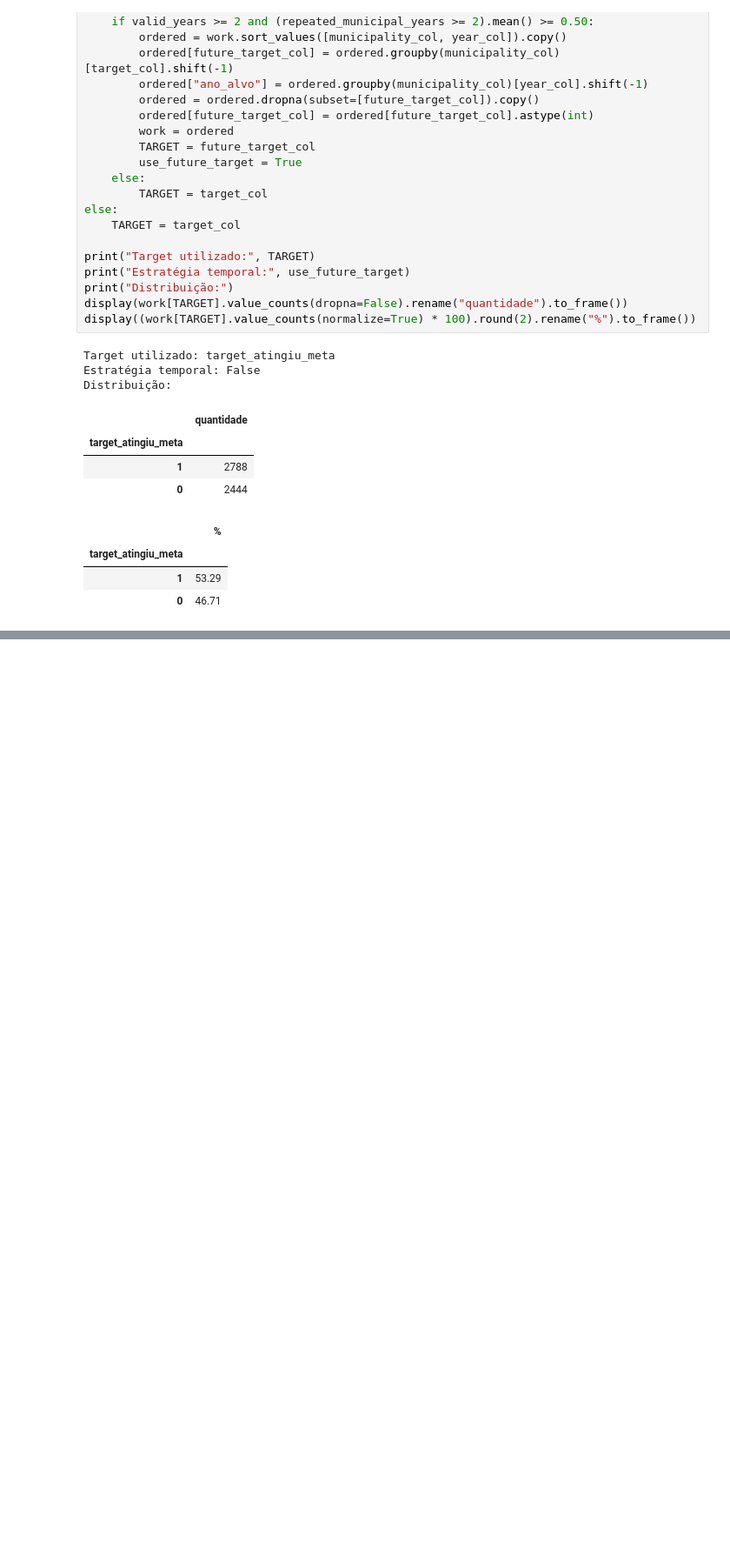
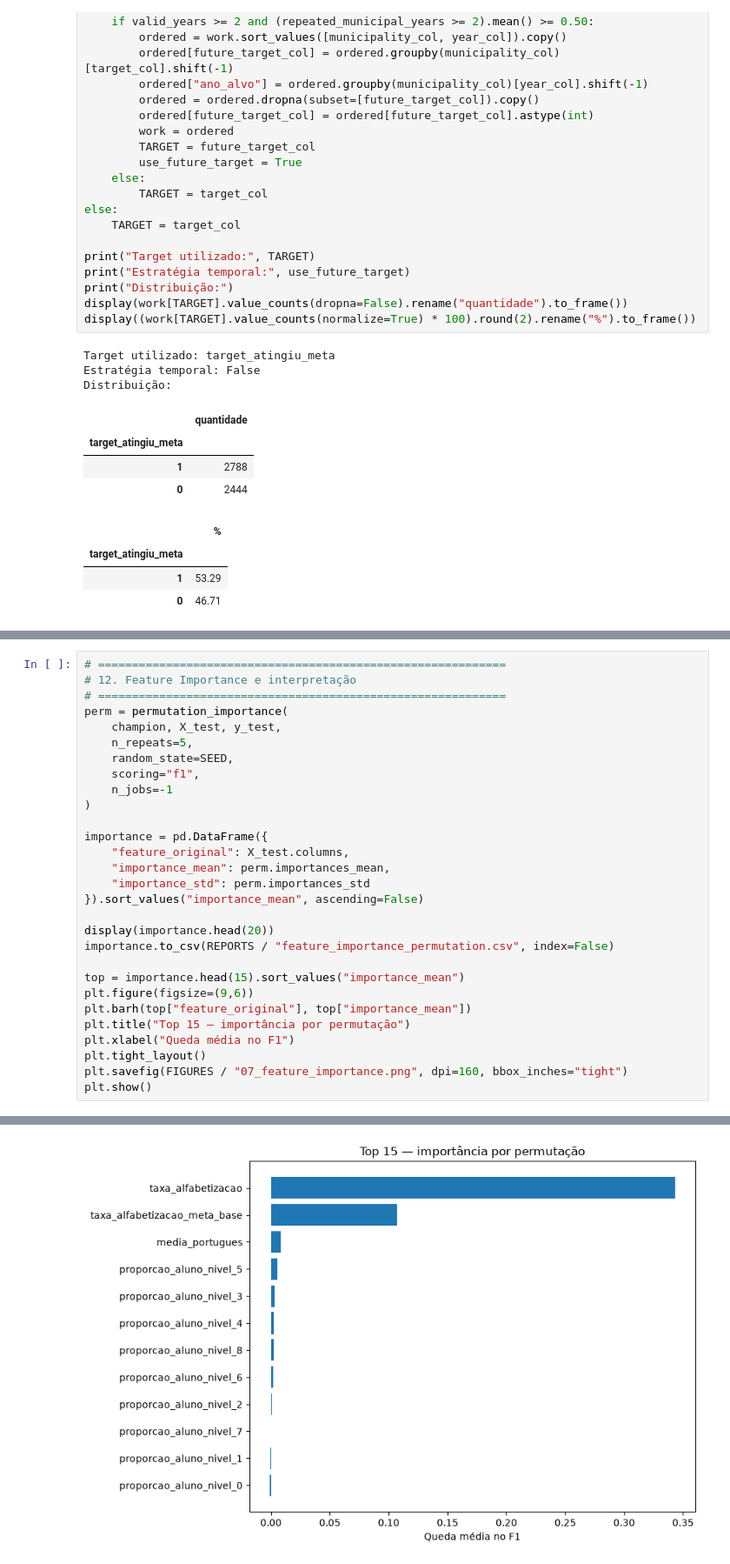
Before and after one commit to EdsonDoro/TechChallenge-Fase3, a Jupyter notebook: fase3.ipynb, the cells around one changed output, grey strips where cells are left out. Shown at 87% size. Cells and saved outputs as stored; diff of their text form; blank space fills up the shorter version.

```diff
--- a/fase3.ipynb
+++ b/fase3.ipynb
@@ -406,0 +924,30 @@ Distribuição:
+# %%
+# ============================================================
+# 12. Feature Importance e interpretação
+# ============================================================
+perm = permutation_importance(
+    champion, X_test, y_test,
+    n_repeats=5,
+    random_state=SEED,
+    scoring="f1",
+    n_jobs=-1
+)
+
+importance = pd.DataFrame({
+    "feature_original": X_test.columns,
+    "importance_mean": perm.importances_mean,
+    "importance_std": perm.importances_std
+}).sort_values("importance_mean", ascending=False)
+
+display(importance.head(20))
+importance.to_csv(REPORTS / "feature_importance_permutation.csv", index=False)
+
+top = importance.head(15).sort_values("importance_mean")
+plt.figure(figsize=(9,6))
+plt.barh(top["feature_original"], top["importance_mean"])
+plt.title("Top 15 — importância por permutação")
+plt.xlabel("Queda média no F1")
+plt.tight_layout()
+plt.savefig(FIGURES / "07_feature_importance.png", dpi=160, bbox_inches="tight")
+plt.show()
+# %% [output]
@@ -406,0 +967 @@ Distribuição:
+[figure, added]
```
Also changed, not shown: parts of 32 cells of this notebook, 13 other files.
